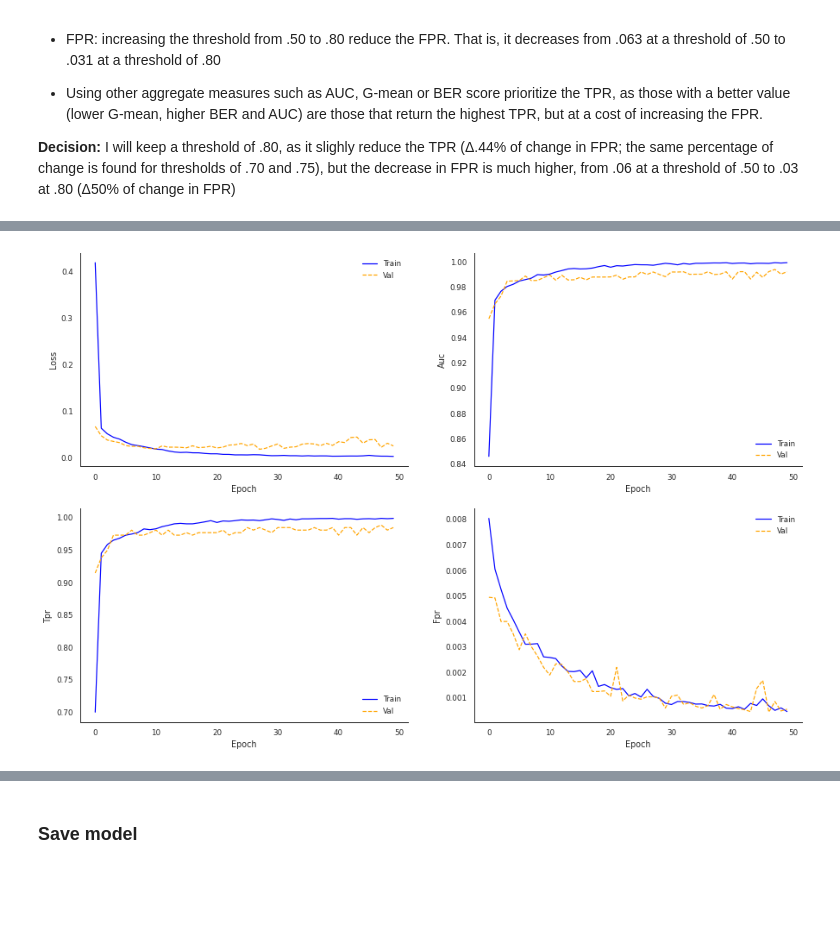
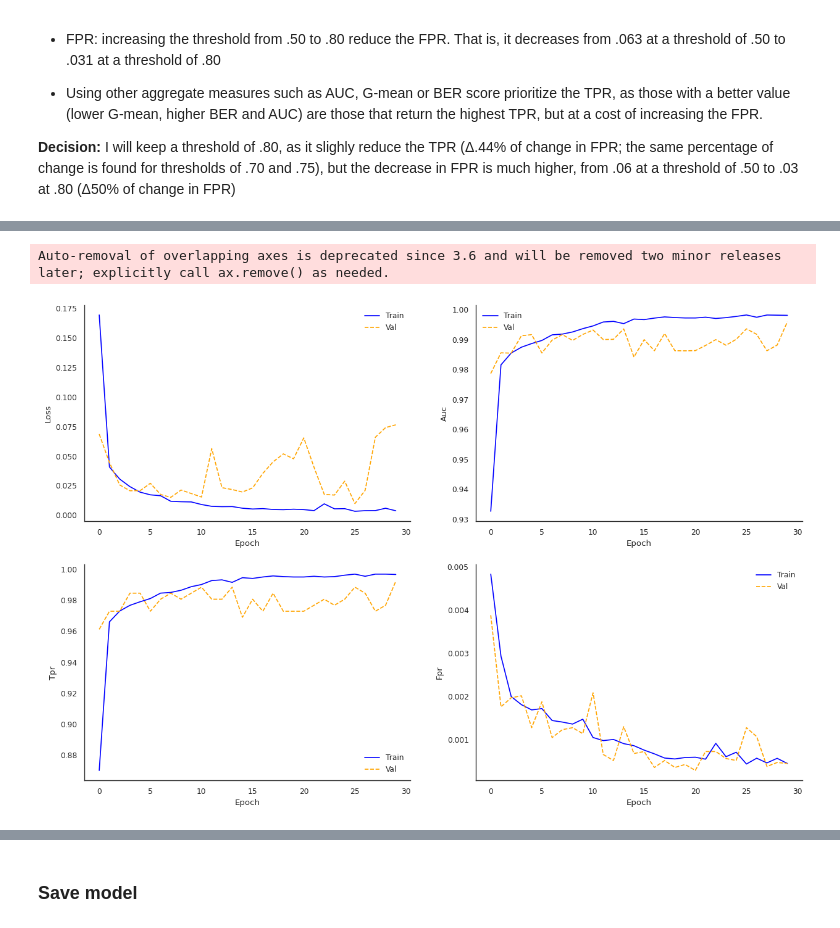
Before and after one commit to sbmoyano/data_science_projects, a Jupyter notebook: fraud_detection/lstm.ipynb, the cells around one changed output, grey strips where cells are left out. Cells and saved outputs as stored; diff of their text form; code cells hidden in the pictures; blank space fills up the shorter version.

```diff
--- a/fraud_detection/lstm.ipynb
+++ b/fraud_detection/lstm.ipynb
@@ -2421,10 +2510,10 @@ tf.keras.backend.clear_session()
 
 model_lstm_bias_maxnorm = tf.keras.Sequential()
 model_lstm_bias_maxnorm.add(tf.keras.layers.Masking(mask_value=pad_value,
-                                                    input_shape=SHAPE_LSTM_SPLIT))
+                                                    batch_input_shape=SHAPE_LSTM_SPLIT))
 model_lstm_bias_maxnorm.add(tf.keras.layers.LSTM(units=64,
                                                  activation="tanh",
-                                                 input_shape=SHAPE_LSTM_SPLIT,
+                                                 stateful=True,
                                                  kernel_constraint=maxnorm(3),
                                                  return_sequences=True))
 model_lstm_bias_maxnorm.add(tf.keras.layers.Dense(64,
@@ -2434,7 +2523,7 @@ model_lstm_bias_maxnorm.add(tf.keras.layers.Dense(1,
                                                   bias_initializer=OUTPUT_BIAS))
 model_lstm_bias_maxnorm.compile(loss=CustomWBCE(weight_0=CLASS_WEIGHTS[0], weight_1=CLASS_WEIGHTS[1]),
                                 weighted_metrics=METRICS,
-                                optimizer=tf.keras.optimizers.Adam(learning_rate=0.001,
+                                optimizer=tf.keras.optimizers.Adam(learning_rate=0.0001,
                                                                    beta_1=0.9,
                                                                    beta_2=0.999))
                                                                    #clipvalue=1.))#,
@@ -2698,5 +2813,5 @@ It should be noted that the grid search was quite limited, in terms of hyperpara
 # %%
-THRESHOLDS = [.80]
+THRESHOLDS = [.90]
 
 METRICS = [tf.keras.metrics.TruePositives(name="tp", thresholds=THRESHOLDS),
            tf.keras.metrics.FalsePositives(name="fp", thresholds=THRESHOLDS),
@@ -2797,0 +2885,33 @@ Epoch 50/50
+# %%
+# get the best hyperparameters
+best_hps_to_train = tuner_lstm.get_best_hyperparameters()[0]
+
+# build the model with the best hp
+model_lstm_best_hps = model_lstm_hp(best_hps_to_train)
+
+# I need to reset states after each epoch, so I will use a for loop
+for i in range(30):
+
+    # fit a model for each epoch
+    print("Running epoch {}".format(i+1))
+    history = model_lstm_best_hps.fit(x=X_train_pad,
+                                      y=y_train_pad,
+                                      epochs=1,
+                                      batch_size=1,
+                                      sample_weight=train_sample_weights,
+                                      validation_data=(X_val_pad,
+                                                      y_val_pad,
+                                                      val_sample_weights))
+
+    # append epoch number and metrics to model history
+    if i == 0:
+      history_lstm = history
+    else:
+      history_metrics = ["tp", "fp", "tn", "fn", "auc", "loss", "val_tp",
+                         "val_fp", "val_tn", "val_fn", "val_auc", "val_loss"]
+      history_lstm.epoch.append(i)
+      for metric in history_metrics:
+        history_lstm.history[metric] = np.append(history_lstm.history[metric],
+                                                 history.history[metric])
+    # reset states at the end of the epoch
+    model_lstm_best_hps.reset_states()
@@ -2798,7 +2936,8 @@ Epoch 50/50
 # %%
-# learning rate .001, dropout rate .01 and 112 hidden units
-plot_metrics(history_lstm_best_hp, validation=True)
+# learning rate .0001 and 128 hidden units
+plot_metrics(history_lstm, validation=True)
 # %% [output]
+Auto-removal of overlapping axes is deprecated since 3.6 and will be removed two minor releases later; explicitly call ax.remove() as needed.
-[figure, old version]
+[figure, new version]
 # %%
 # get predictions for the test set
```
Also changed, not shown: parts of 98 cells of this notebook.
